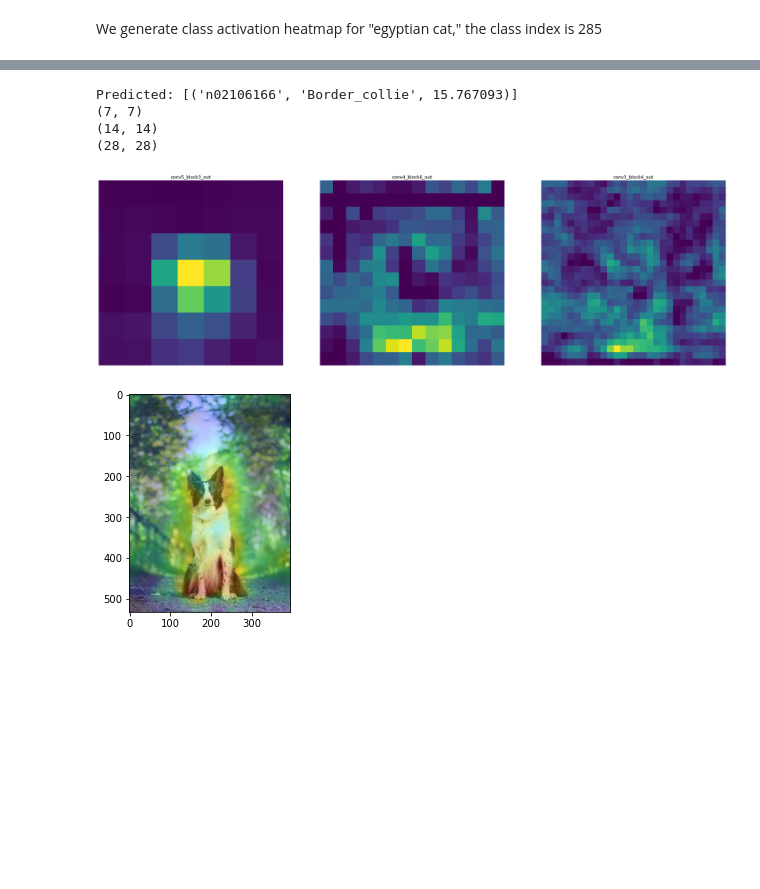
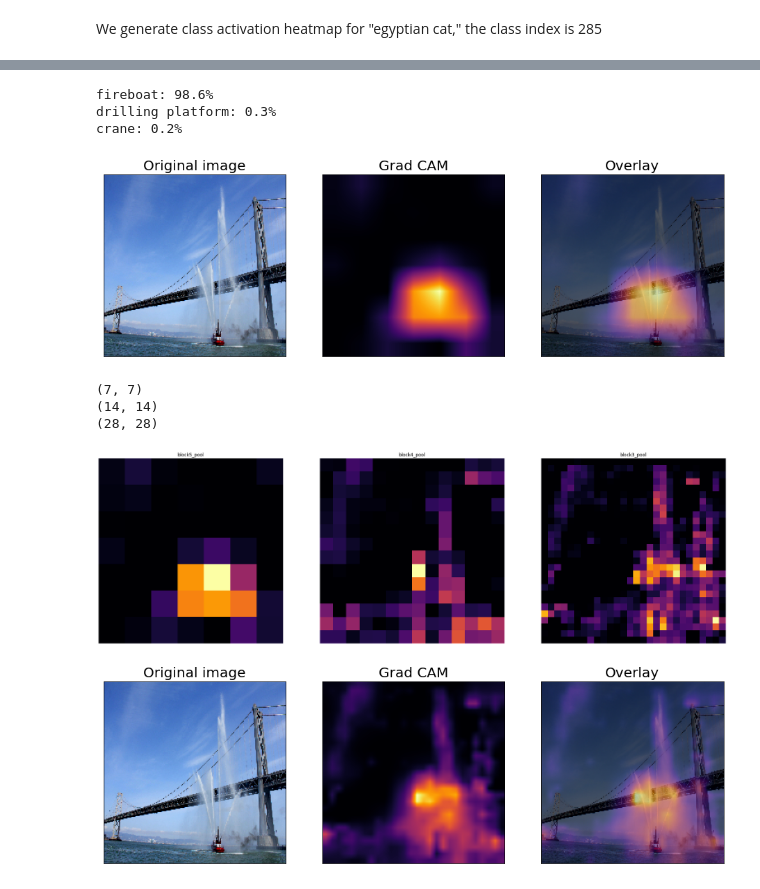
Before and after one commit to d246810g2000/Explainable_AI, a Jupyter notebook: DL/04_CAM-Based.ipynb, the cells around one changed output, grey strips where cells are left out. Saved outputs shown, nothing was run; the diff lists cells and outputs as text; code cells hidden in the pictures; blank space fills up the shorter version.

```diff
--- a/DL/04_CAM-Based.ipynb
+++ b/DL/04_CAM-Based.ipynb
@@ -215,0 +225,8 @@ layer_names = ['conv5_block3_out', 'conv4_block6_out', 'conv3_block4_out']
+# %%
+pred_label, pred_prob = top_k_predictions(image)
+for label, prob in zip(pred_label, pred_prob):
+    print(f'{label}: {prob:0.1%}')
+# %% [output]
+fireboat: 98.6%
+drilling platform: 0.3%
+crane: 0.2%
@@ -216,43 +235,35 @@ layer_names = ['conv5_block3_out', 'conv4_block6_out', 'conv3_block4_out']
+# %%
+heatmap = gradcam(image, model)
+
+display_gradcam(image, heatmap)
+# %% [output]
+[figure, added]
 # %%
-# Prepare image
-img_array = preprocess_input(get_img_array(img_path, size=img_size))
-
-# Make model
-model = model_builder(weights="imagenet")
-
-# Remove last layer's softmax
-model.layers[-1].activation = None
-
-# Print what the top predicted class is
-preds = model.predict(img_array)
-print("Predicted:", decode_predictions(preds, top=1)[0])
-
 # Generate class activation heatmap
 heatmaps = []
 for layer_name in layer_names:
-    heatmap = make_gradcam_heatmap(img_array, model, layer_name)
+    heatmap = gradcam(image, model, layer_name)
     print(heatmap.shape)
     heatmaps.append(heatmap)
 # %% [output]
-Predicted: [('n02106166', 'Border_collie', 15.767093)]
 (7, 7)
 (14, 14)
 (28, 28)
 # %%
 _, axes = plt.subplots(1, len(heatmaps), figsize=(30, 10))
 for idx, name, hm in zip(range(len(heatmaps)), layer_names, heatmaps):
-    axes[idx].imshow(hm);
+    axes[idx].imshow(hm, cmap=cm.inferno);
     axes[idx].axis('off');
     axes[idx].set_title(name);
 plt.show()
 # %% [output]
-[figure, old version]
+[figure, new version]
 # %%
 hm_out = np.zeros((28, 28))
 for hm in heatmaps:
-    hm_out += cv2.resize(hm, (28, 28))
+    hm_out += cv2.resize(hm.numpy(), (28, 28))
 hm_out /= tf.math.reduce_max(hm_out)
 # %%
-display_gradcam(img_path, hm_out)
+display_gradcam(image, hm_out)
 # %% [output]
-[figure, old version]
+[figure, new version]
```
Also changed, not shown: parts of 41 cells of this notebook, 1 other file.
